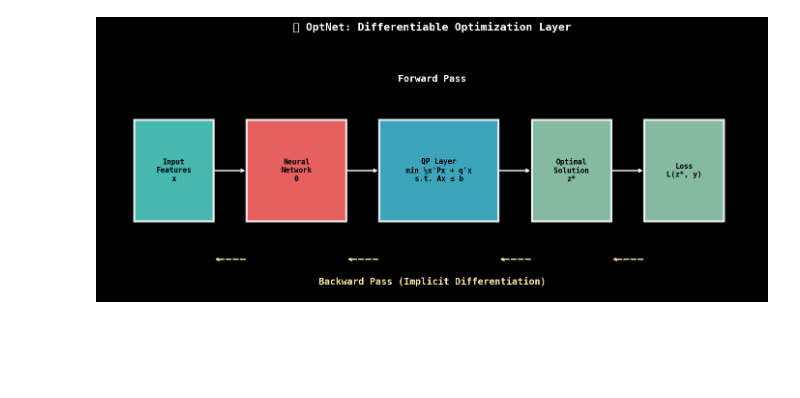
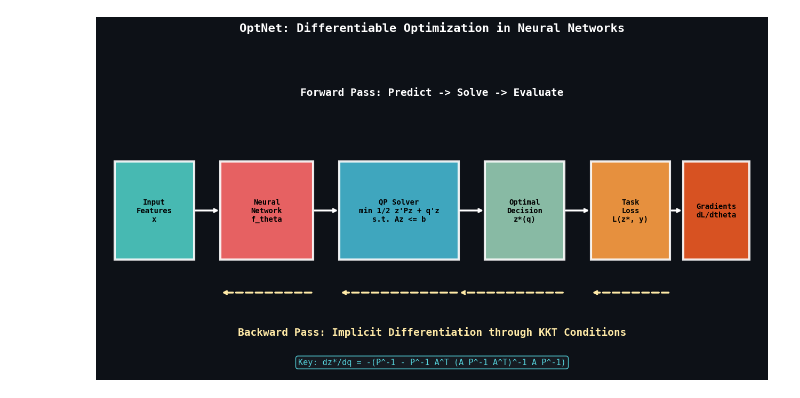
Before and after one commit to Aminsed/cuprox, a Jupyter notebook: examples/01_pytorch_differentiable_optimization.ipynb, the cells around one changed output. Saved outputs shown, nothing was run; the diff lists cells and outputs as text; code cells hidden in the pictures; blank space fills up the shorter version.

```diff
--- a/examples/01_pytorch_differentiable_optimization.ipynb
+++ b/examples/01_pytorch_differentiable_optimization.ipynb
@@ -511,60 +524,55 @@ Visualize the OptNet architecture with QP layers:
 # %%
-def draw_architecture():
-    """Draw OptNet architecture diagram."""
-    fig, ax = plt.subplots(figsize=(14, 6))
+fig, ax = plt.subplots(figsize=(16, 8))
 
-    # Colors
-    c_input = '#4ECDC4'
-    c_nn = '#FF6B6B'
-    c_qp = '#45B7D1'
-    c_output = '#96CEB4'
-    c_grad = '#FFEAA7'
+# Colors
+c_input = '#4ECDC4'
+c_nn = '#FF6B6B'
+c_qp = '#45B7D1'
+c_output = '#96CEB4'
+c_grad = '#FFEAA7'
 
-    # Draw boxes
-    boxes = [
-        (0.05, 0.3, 0.12, 0.4, c_input, 'Input\nFeatures\nx'),
-        (0.22, 0.3, 0.15, 0.4, c_nn, 'Neural\nNetwork\nθ'),
-        (0.42, 0.3, 0.18, 0.4, c_qp, 'QP Layer\nmin ½x\'Px + q\'x\ns.t. Ax ≤ b'),
-        (0.65, 0.3, 0.12, 0.4, c_output, 'Optimal\nSolution\nz*'),
-        (0.82, 0.3, 0.12, 0.4, c_output, 'Loss\nL(z*, y)'),
-    ]
+# Main boxes
+boxes = [
+    (0.02, 0.35, 0.12, 0.3, c_input, 'Input\nFeatures\nx'),
+    (0.18, 0.35, 0.14, 0.3, c_nn, 'Neural\nNetwork\nf_theta'),
+    (0.36, 0.35, 0.18, 0.3, c_qp, 'QP Solver\nmin 1/2 z\'Pz + q\'z\ns.t. Az <= b'),
+    (0.58, 0.35, 0.12, 0.3, c_output, 'Optimal\nDecision\nz*(q)'),
+    (0.74, 0.35, 0.12, 0.3, '#FF9F43', 'Task\nLoss\nL(z*, y)'),
+    (0.88, 0.35, 0.10, 0.3, '#EE5A24', 'Gradients\ndL/dtheta'),
+]
 
-    for x, y, w, h, color, text in boxes:
-        rect = plt.Rectangle((x, y), w, h, facecolor=color, edgecolor='white',
-                            linewidth=3, alpha=0.9, zorder=2)
-        ax.add_patch(rect)
-        ax.text(x + w/2, y + h/2, text, ha='center', va='center',
-               fontsize=11, fontweight='bold', color='black', zorder=3)
+for x, y, w, h, color, text in boxes:
+    rect = plt.Rectangle((x, y), w, h, facecolor=color, edgecolor='white', linewidth=3, alpha=0.9, zorder=2)
+    ax.add_patch(rect)
+    ax.text(x + w/2, y + h/2, text, ha='center', va='center', fontsize=10, fontweight='bold', color='black', zorder=3)
 
-    # Draw forward arrows
-    arrow_y = 0.5
-    arrows = [(0.17, 0.22), (0.37, 0.42), (0.60, 0.65), (0.77, 0.82)]
-    for x1, x2 in arrows:
-        ax.annotate('', xy=(x2, arrow_y), xytext=(x1, arrow_y),
-                   arrowprops=dict(arrowstyle='->', color='white', lw=2))
+# Forward arrows
+arrow_y = 0.5
+forward_arrows = [(0.14, 0.18), (0.32, 0.36), (0.54, 0.58), (0.70, 0.74), (0.86, 0.88)]
+for x1, x2 in forward_arrows:
+    ax.annotate('', xy=(x2, arrow_y), xytext=(x1, arrow_y), arrowprops=dict(arrowstyle='->', color='white', lw=2.5))
 
-    # Draw backward gradient arrows
-    grad_y = 0.15
-    for x1, x2 in arrows:
-        ax.annotate('', xy=(x1, grad_y), xytext=(x2, grad_y),
-                   arrowprops=dict(arrowstyle='->', color=c_grad, lw=2, ls='--'))
+# Backward arrows
+grad_y = 0.25
+backward_arrows = [(0.86, 0.74), (0.70, 0.54), (0.54, 0.36), (0.32, 0.18)]
+for x1, x2 in backward_arrows:
+    ax.annotate('', xy=(x2, grad_y), xytext=(x1, grad_y), arrowprops=dict(arrowstyle='->', color=c_grad, lw=2.5, ls='--'))
 
-    # Labels
-    ax.text(0.5, 0.85, 'Forward Pass', ha='center', fontsize=14,
-            fontweight='bold', color='white')
-    ax.text(0.5, 0.05, 'Backward Pass (Implicit Differentiation)', ha='center',
-            fontsize=14, fontweight='bold', color=c_grad)
+# Labels
+ax.text(0.5, 0.85, 'Forward Pass: Predict -> Solve -> Evaluate', ha='center', fontsize=14, fontweight='bold', color='white')
+ax.text(0.5, 0.12, 'Backward Pass: Implicit Differentiation through KKT Conditions', ha='center', fontsize=14, fontweight='bold', color=c_grad)
 
-    ax.set_xlim(0, 1)
-    ax.set_ylim(0, 1)
-    ax.axis('off')
-    ax.set_title(' OptNet: Differentiable Optimization Layer',
-                fontsize=16, fontweight='bold', pad=20)
+# Key insight box
+insight_text = 'Key: dz*/dq = -(P^-1 - P^-1 A^T (A P^-1 A^T)^-1 A P^-1)'
+ax.text(0.5, 0.03, insight_text, ha='center', fontsize=11, color=COLORS['cyan'],
+        bbox=dict(boxstyle='round', facecolor='#161b22', edgecolor=COLORS['cyan']))
 
-    plt.tight_layout()
-    plt.savefig('optnet_architecture.png', dpi=150, bbox_inches='tight', facecolor='#1a1a2e')
-    plt.show()
+ax.set_xlim(0, 1)
+ax.set_ylim(0, 1)
+ax.axis('off')
+ax.set_title('OptNet: Differentiable Optimization in Neural Networks', fontsize=16, fontweight='bold', pad=20)
 
-draw_architecture()
+plt.savefig('optnet_architecture.png', dpi=150, bbox_inches='tight', facecolor='#0d1117')
+plt.show()
 # %% [output]
-[figure, old version]
+[figure, new version]
```
Also changed, not shown: parts of 26 cells of this notebook, 5 other files.
